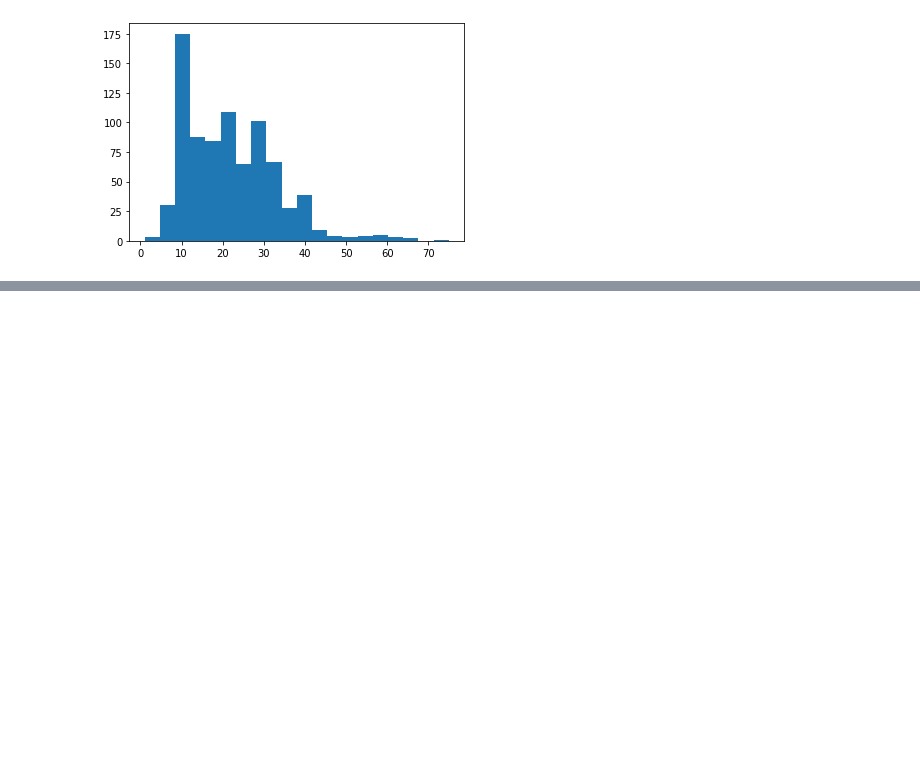
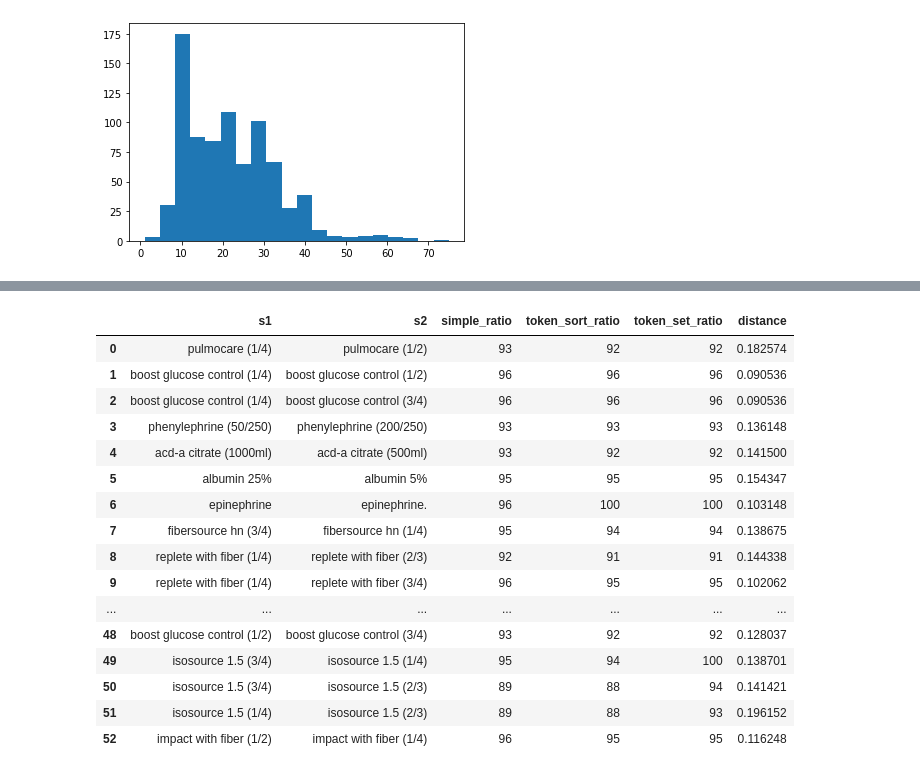
Before and after one commit to JoanneJegou/BachelorThesis, a Jupyter notebook: MIMIC-IV.ipynb, the cells around one changed output, grey strips where cells are left out. Saved outputs shown, nothing was run; the diff lists cells and outputs as text; code cells hidden in the pictures; blank space fills up the shorter version.

```diff
--- a/MIMIC-IV.ipynb
+++ b/MIMIC-IV.ipynb
@@ -1691,0 +1759,5 @@ WHERE starttime > endtime
+# %%
+df_inputevents = pd.read_csv("../Data/MIMIC-IV/inputevents_distinctItemid.csv")
+input_label = pd.DataFrame(df_inputevents["label"])
+print("The number of distinct labels is", len(df_inputevents))
+input_label.head()
@@ -1691,0 +1772,22 @@ WHERE starttime > endtime
+# %%
+countExtraSpaces(input_label, "label")
+countCapitalization(input_label, "label")
+detectTypos(input_label, "label")
+# %% [output]
+|  | s1 | s2 | simple_ratio | token_sort_ratio | token_set_ratio | distance |
+| 0 | pulmocare (1/4) | pulmocare (1/2) | 93 | 92 | 92 | 0.182574 |
+| 1 | boost glucose control (1/4) | boost glucose control (1/2) | 96 | 96 | 96 | 0.090536 |
+| 2 | boost glucose control (1/4) | boost glucose control (3/4) | 96 | 96 | 96 | 0.090536 |
+| 3 | phenylephrine (50/250) | phenylephrine (200/250) | 93 | 93 | 93 | 0.136148 |
+| 4 | acd-a citrate (1000ml) | acd-a citrate (500ml) | 93 | 92 | 92 | 0.141500 |
+| 5 | albumin 25% | albumin 5% | 95 | 95 | 95 | 0.154347 |
+| 6 | epinephrine | epinephrine. | 96 | 100 | 100 | 0.103148 |
+| 7 | fibersource hn (3/4) | fibersource hn (1/4) | 95 | 94 | 94 | 0.138675 |
+| 8 | replete with fiber (1/4) | replete with fiber (2/3) | 92 | 91 | 91 | 0.144338 |
+| 9 | replete with fiber (1/4) | replete with fiber (3/4) | 96 | 95 | 95 | 0.102062 |
+| ... | ... | ... | ... | ... | ... | ... |
+| 48 | boost glucose control (1/2) | boost glucose control (3/4) | 93 | 92 | 92 | 0.128037 |
+| 49 | isosource 1.5 (3/4) | isosource 1.5 (1/4) | 95 | 94 | 100 | 0.138701 |
+| 50 | isosource 1.5 (3/4) | isosource 1.5 (2/3) | 89 | 88 | 94 | 0.141421 |
+| 51 | isosource 1.5 (1/4) | isosource 1.5 (2/3) | 89 | 88 | 93 | 0.196152 |
+| 52 | impact with fiber (1/2) | impact with fiber (1/4) | 96 | 95 | 95 | 0.116248 |
```
Also changed, not shown: parts of 14 cells of this notebook, 2 other files.
